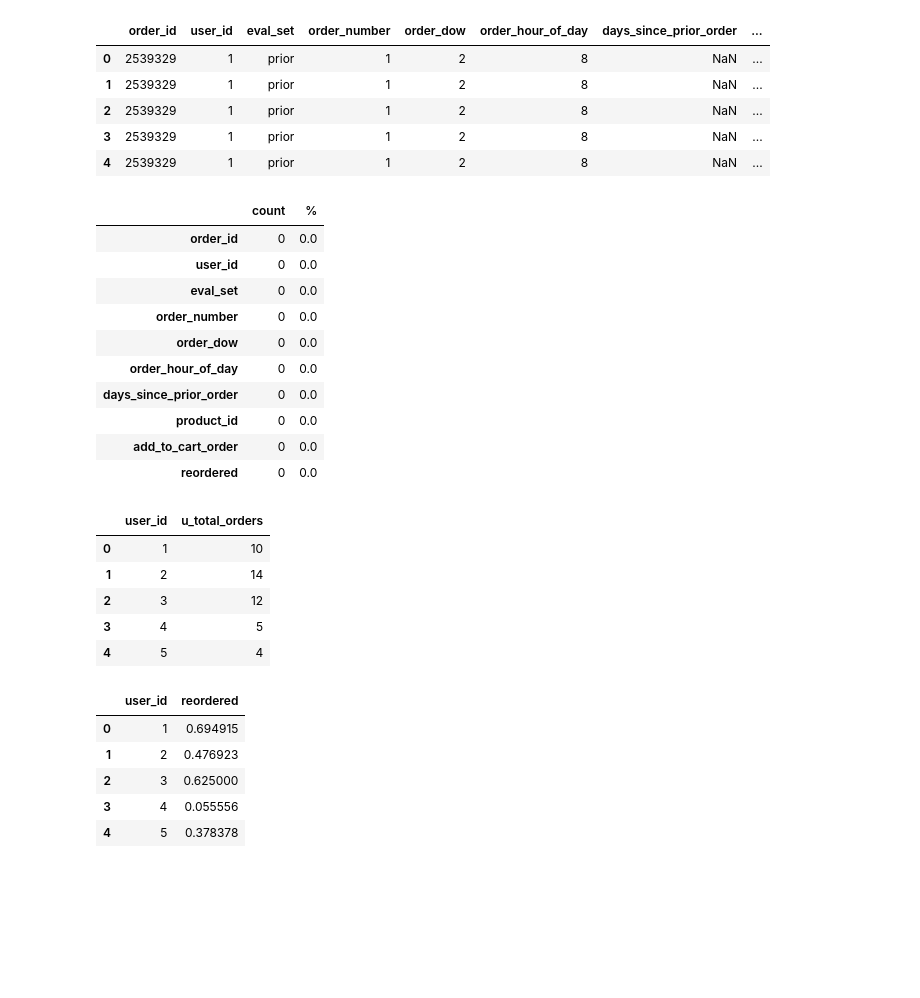
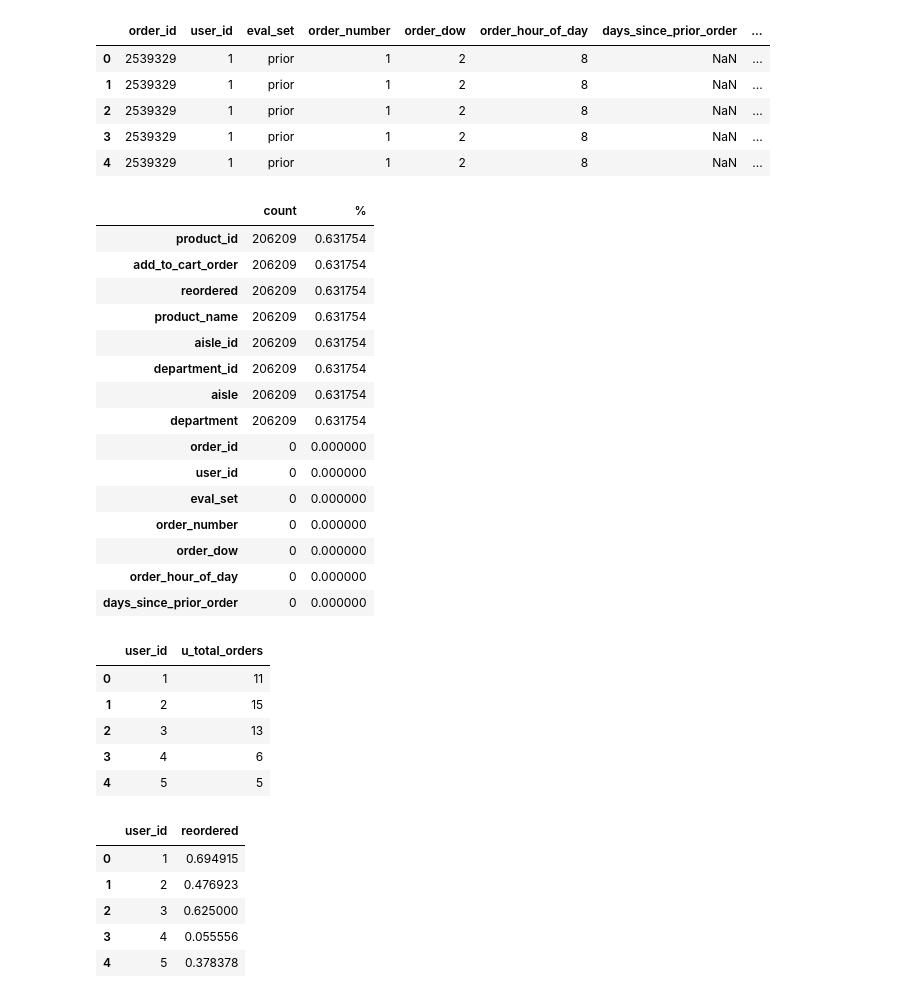
Before and after one commit to sternbrian2/Capstone_Three, a Jupyter notebook: Capstone Three Data Wrangling.ipynb, the cells around one changed output. Cells and saved outputs as stored; diff of their text form; code cells hidden in the pictures; blank space fills up the shorter version.

```diff
--- a/Capstone Three Data Wrangling.ipynb
+++ b/Capstone Three Data Wrangling.ipynb
@@ -126 +129,7 @@ order_priors = orders.merge(order_products_prior, on='order_id', how='inner')
+# %%
+products_aisles = products_aisles.merge(departments, on = 'department_id', how = 'left')
+# %%
+order_product_aisles = order_products_prior.merge(products_aisles, on = 'product_id', how= 'left')
+# %%
+order_total = orders.merge(order_product_aisles, on = 'order_id',how = 'left')
 # %%
@@ -133,36 +142,41 @@ order_priors.head()
 | 3 | 2539329 | 1 | prior | 1 | 2 | 8 | NaN | ... |
 | 4 | 2539329 | 1 | prior | 1 | 2 | 8 | NaN | ... |
 # %%
-order_priors['days_since_prior_order'] = order_priors['days_since_prior_order'].fillna(order_priors['days_since_prior_order'].median())
+order_total['days_since_prior_order'] = order_total['days_since_prior_order'].fillna(order_total['days_since_prior_order'].median())
 # %%
-missing = pd.concat([order_priors.isnull().sum(), 100 * order_priors.isnull().mean()], axis=1)
+missing = pd.concat([order_total.isnull().sum(), 100 * order_total.isnull().mean()], axis=1)
 missing.columns=['count', '%']
 missing = missing.sort_values(by = ['count','%'], ascending = False)
 missing
 # %% [output]
 |  | count | % |
-| order_id | 0 | 0.0 |
-| user_id | 0 | 0.0 |
-| eval_set | 0 | 0.0 |
-| order_number | 0 | 0.0 |
-| order_dow | 0 | 0.0 |
-| order_hour_of_day | 0 | 0.0 |
-| days_since_prior_order | 0 | 0.0 |
-| product_id | 0 | 0.0 |
-| add_to_cart_order | 0 | 0.0 |
-| reordered | 0 | 0.0 |
+| product_id | 206209 | 0.631754 |
+| add_to_cart_order | 206209 | 0.631754 |
+| reordered | 206209 | 0.631754 |
+| product_name | 206209 | 0.631754 |
+| aisle_id | 206209 | 0.631754 |
+| department_id | 206209 | 0.631754 |
+| aisle | 206209 | 0.631754 |
+| department | 206209 | 0.631754 |
+| order_id | 0 | 0.000000 |
+| user_id | 0 | 0.000000 |
+| eval_set | 0 | 0.000000 |
+| order_number | 0 | 0.000000 |
+| order_dow | 0 | 0.000000 |
+| order_hour_of_day | 0 | 0.000000 |
+| days_since_prior_order | 0 | 0.000000 |
 # %%
 # Creating distinct groups for users
 
-user = order_priors.groupby('user_id')[['order_number']].max()
+user = order_total.groupby('user_id')[['order_number']].max()
 user.columns = ['u_total_orders']
 user = user.reset_index()
 user.head()
 # %% [output]
 |  | user_id | u_total_orders |
-| 0 | 1 | 10 |
-| 1 | 2 | 14 |
-| 2 | 3 | 12 |
-| 3 | 4 | 5 |
-| 4 | 5 | 4 |
+| 0 | 1 | 11 |
+| 1 | 2 | 15 |
+| 2 | 3 | 13 |
+| 3 | 4 | 6 |
+| 4 | 5 | 5 |
 # %%
```
Also changed, not shown: parts of 5 cells of this notebook, 2 other files.
